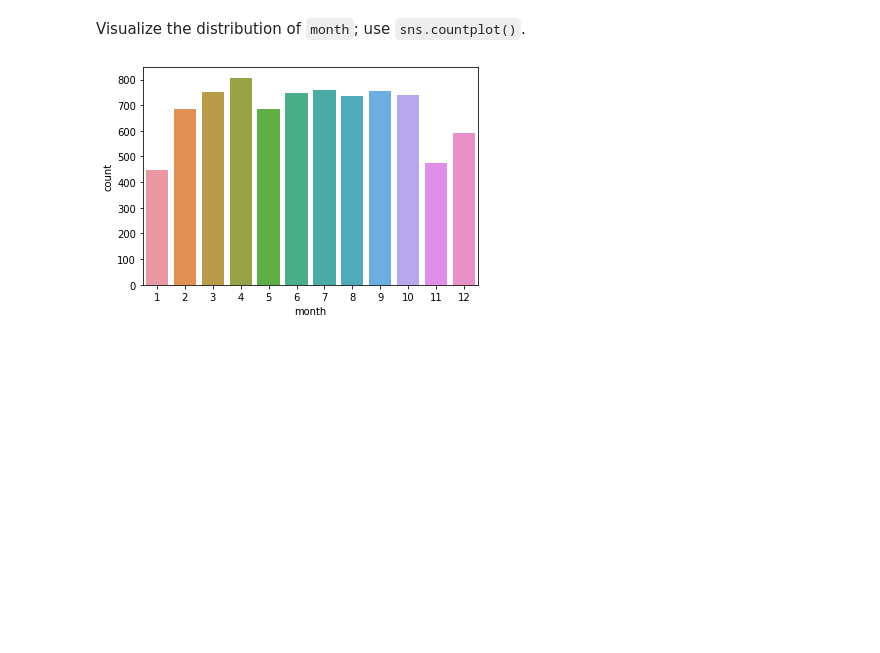
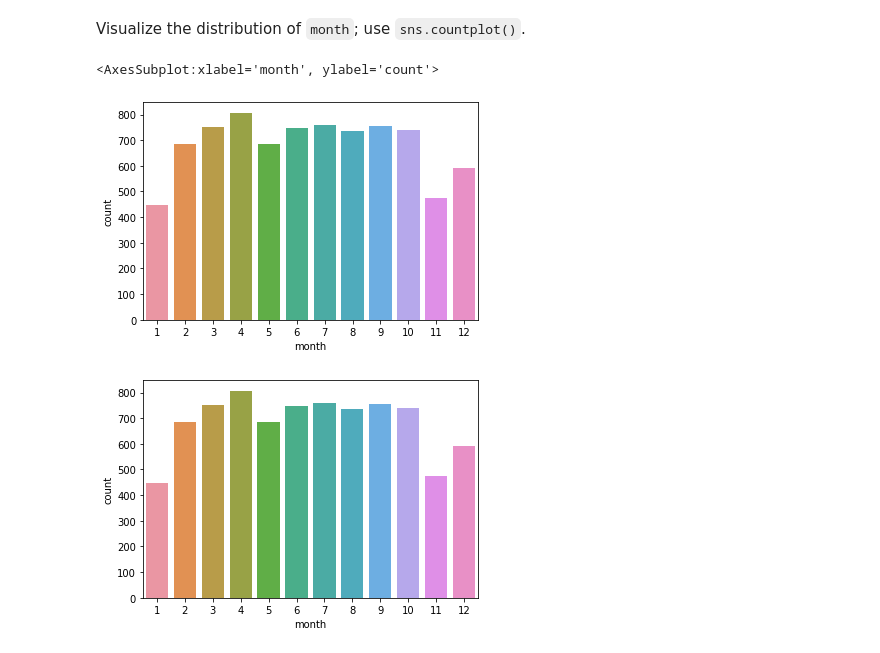
Before and after one commit to chanbatchu/FourthBrain, a Jupyter notebook: assignments/eda-walmart-sales/nb/walmart-sales-data.ipynb, the cells around one changed output. Cells and saved outputs as stored; diff of their text form; code cells hidden in the pictures; blank space fills up the shorter version.

```diff
--- a/assignments/eda-walmart-sales/nb/walmart-sales-data.ipynb
+++ b/assignments/eda-walmart-sales/nb/walmart-sales-data.ipynb
@@ -481,7 +485,10 @@ Name: IsHoliday, dtype: int64
 # %% [markdown]
 Visualize the distribution of `month`; use `sns.countplot()`.
 # %%
-# YOUR CODE HERE
+sns.countplot(df_train['month'])
+# %% [output]
+<AxesSubplot:xlabel='month', ylabel='count'>
+[figure, added]
 # %%
 # %% [output]
 [figure]
```
Also changed, not shown: parts of 20 cells of this notebook.
